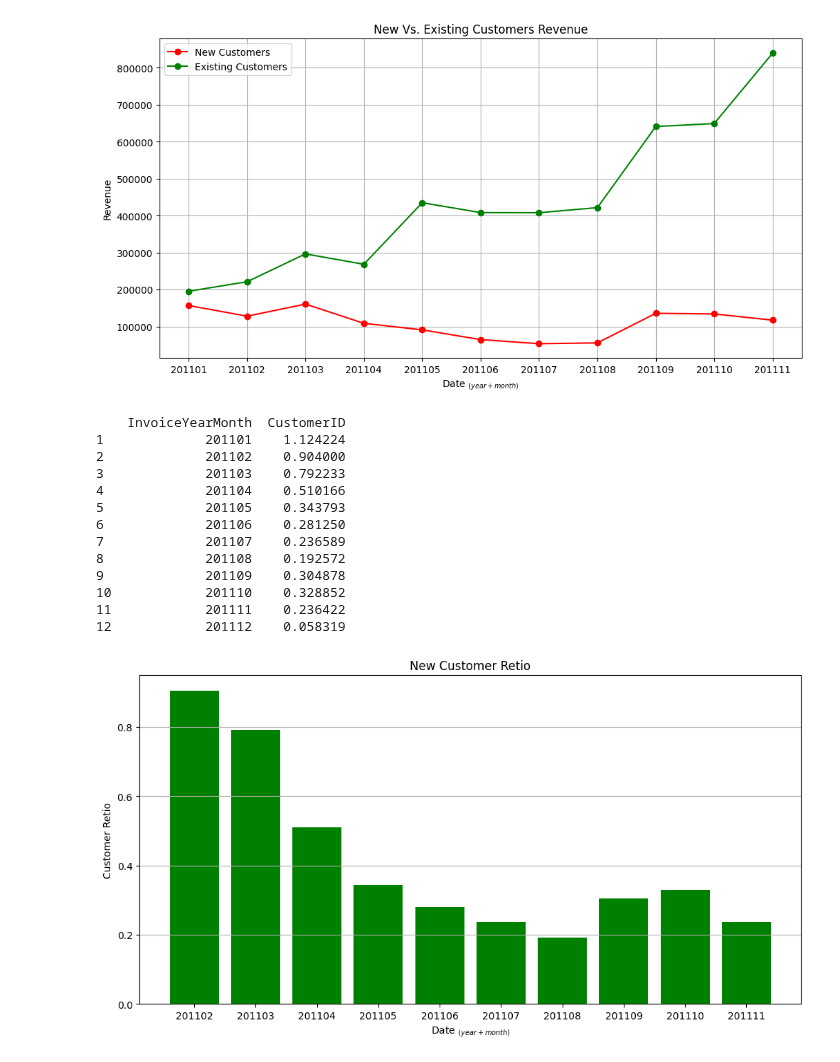
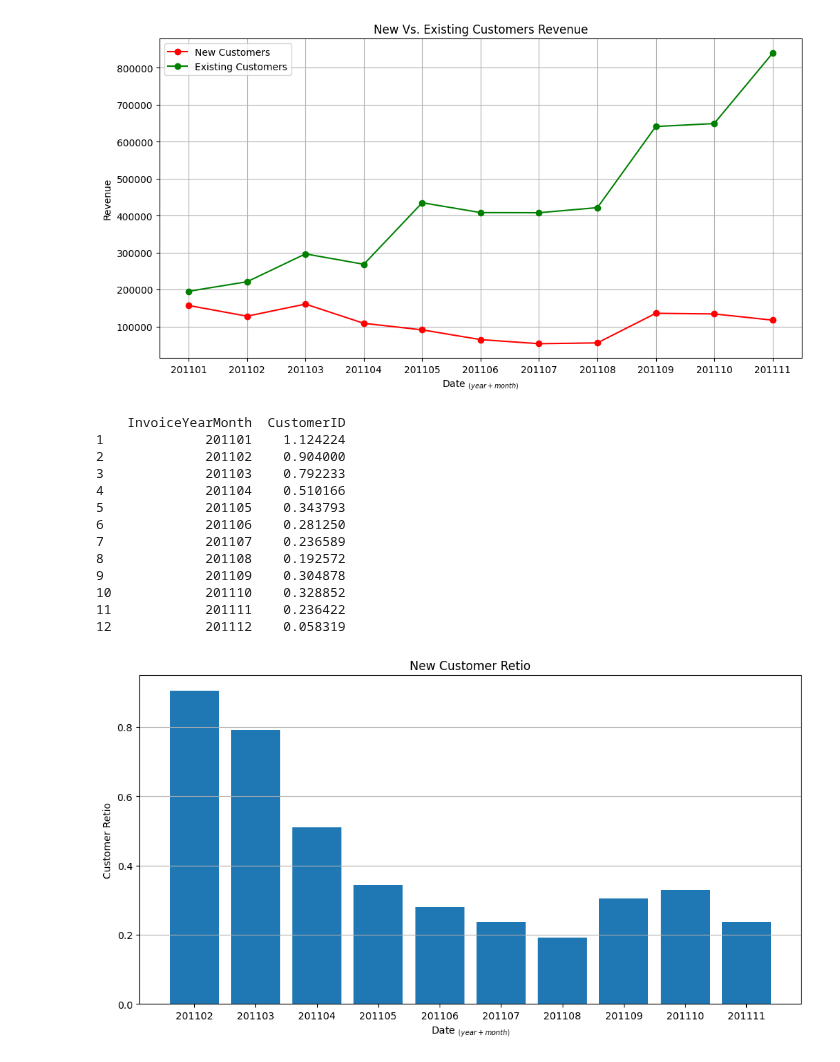
Before and after one commit to TaRa1999R/Data_Science, a Jupyter notebook: assignment39/1_online_retai.ipynb, the cells around one changed output. Saved outputs shown, nothing was run; the diff lists cells and outputs as text; code cells hidden in the pictures.

```diff
--- a/assignment39/1_online_retai.ipynb
+++ b/assignment39/1_online_retai.ipynb
@@ -218,31 +218,30 @@ plt.show ()
 # %%
 user_ratio = uk.query('UserType == "New"').groupby(['InvoiceYearMonth'])['CustomerID'].nunique() / uk.query('UserType == "Existing"').groupby(['InvoiceYearMonth'])['CustomerID'].nunique()
 user_ratio = user_ratio.reset_index()
 user_ratio = user_ratio.dropna ()
 print (user_ratio)
 
 plt.figure (figsize = (12 , 6))
 plt.bar ( user_ratio.query ('InvoiceYearMonth > 201101 and InvoiceYearMonth < 201112')['InvoiceYearMonth'].to_numpy (dtype = str)
-        , user_ratio.query ('InvoiceYearMonth > 201101 and InvoiceYearMonth < 201112')['CustomerID'].to_numpy()
-        , color = 'green' )
+        , user_ratio.query ('InvoiceYearMonth > 201101 and InvoiceYearMonth < 201112')['CustomerID'].to_numpy())
 
 plt.title ('New Customer Retio')
 plt.xlabel ('Date $_{(year+month)}$')
 plt.ylabel ('Customer Retio')
 plt.grid (axis = 'y')
 plt.show ()
 # %% [output]
     InvoiceYearMonth  CustomerID
 1             201101    1.124224
 2             201102    0.904000
 3             201103    0.792233
 4             201104    0.510166
 5             201105    0.343793
 6             201106    0.281250
 7             201107    0.236589
 8             201108    0.192572
 9             201109    0.304878
 10            201110    0.328852
 11            201111    0.236422
 12            201112    0.058319
-[figure, old version]
+[figure, new version]
```
Also changed, not shown: parts of 1 cell of this notebook.
